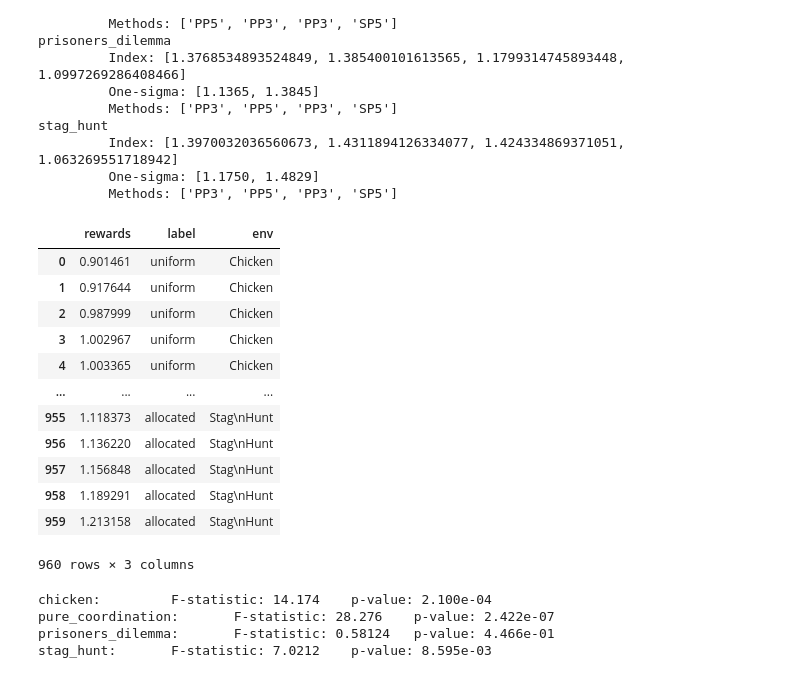
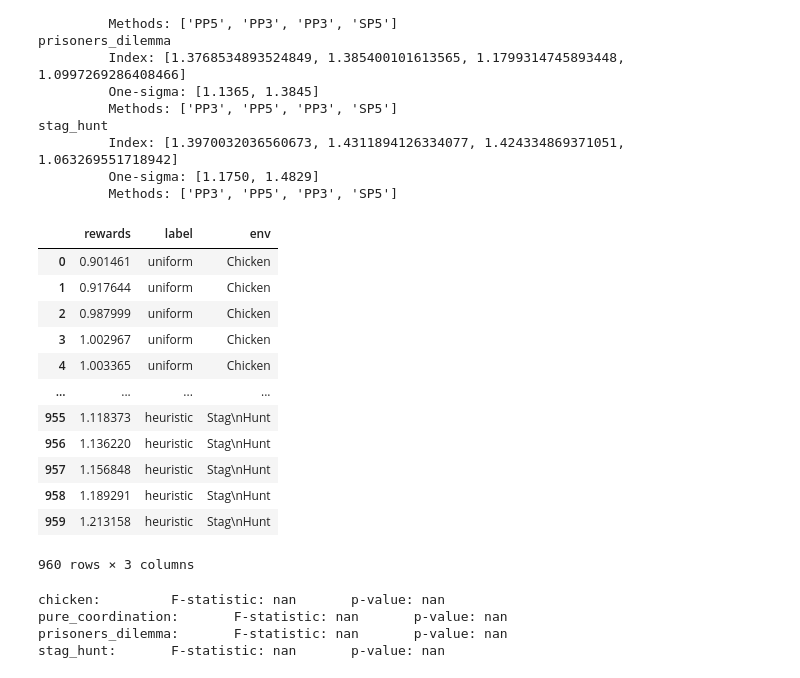
Before and after one commit to ThomasChen98/Level-of-Influence, a Jupyter notebook: MARL/resource_allocation.ipynb, the cells around one changed output. Saved outputs shown, nothing was run; the diff lists cells and outputs as text; code cells hidden in the pictures.

```diff
--- a/MARL/resource_allocation.ipynb
+++ b/MARL/resource_allocation.ipynb
@@ -162,48 +163,55 @@ stag_hunt
 # %%
 comp_df = pd.DataFrame()
 for env in np.arange(len(env_name)):
     uniform_rewards = np.array([])
     allocated_rewards = np.array([])
     for i in np.arange(len(row_name)):
         method = method_dict[env_name[env]][i]
         normalize_factor = np.mean(raw_df.loc[(raw_df['env'] == env_name[env]) & (raw_df['method'] == col_name_dict[col_name[0]]) & (raw_df['config'] == row_name_dict[row_name[i]])]['rewards'].to_numpy())
 
         cur_uniform_rewards = np.sort(raw_df.loc[(raw_df['env'] == env_name[env]) & (raw_df['method'] == 'PP 3 Seeds') & (raw_df['config'] == row_name_dict[row_name[i]])]['rewards'].to_numpy())[-30:]
         cur_allocated_rewards = np.sort(raw_df.loc[(raw_df['env'] == env_name[env]) & (raw_df['method'] == col_name_dict[method]) & (raw_df['config'] == row_name_dict[row_name[i]])]['rewards'].to_numpy())[-30:]
         # if col_name_dict[method] == 'SP':
         #     cur_allocated_rewards = np.sort(np.average(cur_allocated_rewards.reshape(-1, 20), axis=1))[-1]
 
         uniform_rewards = np.append(uniform_rewards, cur_uniform_rewards/normalize_factor)
         allocated_rewards = np.append(allocated_rewards, cur_allocated_rewards/normalize_factor)
     temp_df = pd.DataFrame({'rewards': np.append(uniform_rewards, allocated_rewards),
-                'label': np.repeat(['uniform', 'allocated'], [len(uniform_rewards), len(allocated_rewards)]),
+                'label': np.repeat(['uniform', 'heuristic'], [len(uniform_rewards), len(allocated_rewards)]),
                 'env': np.repeat(env_name_dict[env_name[env]], len(uniform_rewards)+len(allocated_rewards)),})
     comp_df = comp_df._append(temp_df, ignore_index=True)
 comp_df
 # %% [output]
 |  | rewards | label | env |
 | 0 | 0.901461 | uniform | Chicken |
 | 1 | 0.917644 | uniform | Chicken |
 | 2 | 0.987999 | uniform | Chicken |
 | 3 | 1.002967 | uniform | Chicken |
 | 4 | 1.003365 | uniform | Chicken |
 | ... | ... | ... | ... |
-| 955 | 1.118373 | allocated | Stag\nHunt |
-| 956 | 1.136220 | allocated | Stag\nHunt |
-| 957 | 1.156848 | allocated | Stag\nHunt |
-| 958 | 1.189291 | allocated | Stag\nHunt |
-| 959 | 1.213158 | allocated | Stag\nHunt |
+| 955 | 1.118373 | heuristic | Stag\nHunt |
+| 956 | 1.136220 | heuristic | Stag\nHunt |
+| 957 | 1.156848 | heuristic | Stag\nHunt |
+| 958 | 1.189291 | heuristic | Stag\nHunt |
+| 959 | 1.213158 | heuristic | Stag\nHunt |
 960 rows × 3 columns
 # %%
+# for env in env_name:
+#     F, p = f_oneway(comp_df.loc[(comp_df['env'] == env_name_dict[env]) & (comp_df['label'] == 'uniform')]['rewards'].to_numpy(),
+#         comp_df.loc[(comp_df['env'] == env_name_dict[env]) & (comp_df['label'] == 'allocated')]['rewards'].to_numpy())
+#     print(f'{env}:  \t F-statistic: {F:.5}\tp-value: {p:.3e}')
+
 for env in env_name:
-    F, p = f_oneway(comp_df.loc[(comp_df['env'] == env_name_dict[env]) & (comp_df['label'] == 'uniform')]['rewards'].to_numpy(),
-        comp_df.loc[(comp_df['env'] == env_name_dict[env]) & (comp_df['label'] == 'allocated')]['rewards'].to_numpy())
-    print(f'{env}:  \t F-statistic: {F:.5}\tp-value: {p:.3e}')
+    res = ttest_ind(
+        comp_df.loc[(comp_df['env'] == env_name_dict[env]) & (comp_df['label'] == 'allocated')]['rewards'].to_numpy(),
+        comp_df.loc[(comp_df['env'] == env_name_dict[env]) & (comp_df['label'] == 'uniform')]['rewards'].to_numpy(),
+        alternative='greater')
+    print(f'{env}:  \t F-statistic: {res.statistic:.5}\tp-value: {res.pvalue:.3e}')
 # %% [output]
-chicken:         F-statistic: 14.174    p-value: 2.100e-04
-pure_coordination:       F-statistic: 28.276    p-value: 2.422e-07
-prisoners_dilemma:       F-statistic: 0.58124   p-value: 4.466e-01
-stag_hunt:       F-statistic: 7.0212    p-value: 8.595e-03
+chicken:         F-statistic: nan       p-value: nan
+pure_coordination:       F-statistic: nan       p-value: nan
+prisoners_dilemma:       F-statistic: nan       p-value: nan
+stag_hunt:       F-statistic: nan       p-value: nan
 # %%
 ax = sns.barplot(data=comp_df, x='env', y='rewards', hue='label', palette=sns.color_palette(palette,2))
 
```
Also changed, not shown: parts of 2 cells of this notebook, 15 other files.
